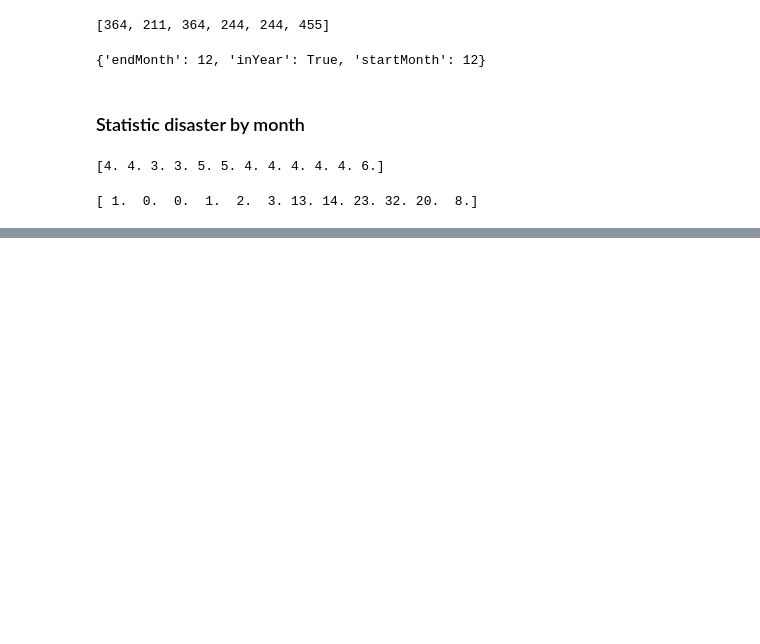
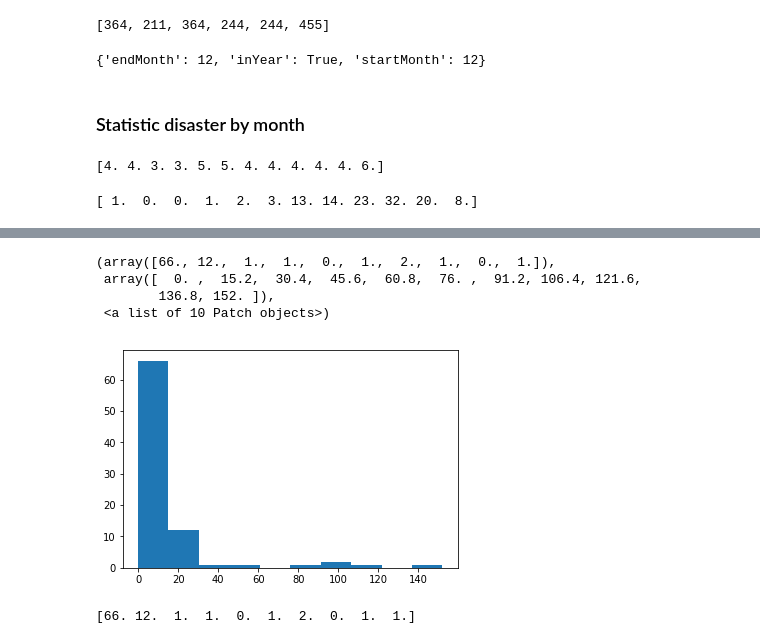
Before and after one commit to Hydroviet/Disaster-notebook, a Jupyter notebook: EMDAT_notebook.ipynb, the cells around one changed output, grey strips where cells are left out. Drawn from its saved outputs; the diff is of its cells as text; code cells hidden in the pictures; blank space fills up the shorter version.

```diff
--- a/EMDAT_notebook.ipynb
+++ b/EMDAT_notebook.ipynb
@@ -127,0 +222,10 @@ print(statFlood)
+# %%
+floodDuration = [calDurationOfDisaster(floodVnDf.iloc[i]) for i in range(floodVnDf.shape[0])]
+# %%
+plt.hist(floodDuration)
+# %% [output]
+(array([66., 12.,  1.,  1.,  0.,  1.,  2.,  1.,  0.,  1.]),
+ array([  0. ,  15.2,  30.4,  45.6,  60.8,  76. ,  91.2, 106.4, 121.6,
+        136.8, 152. ]),
+ <a list of 10 Patch objects>)
+[figure, added]
@@ -127,0 +251,4 @@ print(statFlood)
+# %%
+print(floodHist)
+# %% [output]
+[66. 12.  1.  1.  0.  1.  2.  0.  1.  1.]
```
Also changed, not shown: parts of 13 cells of this notebook.
